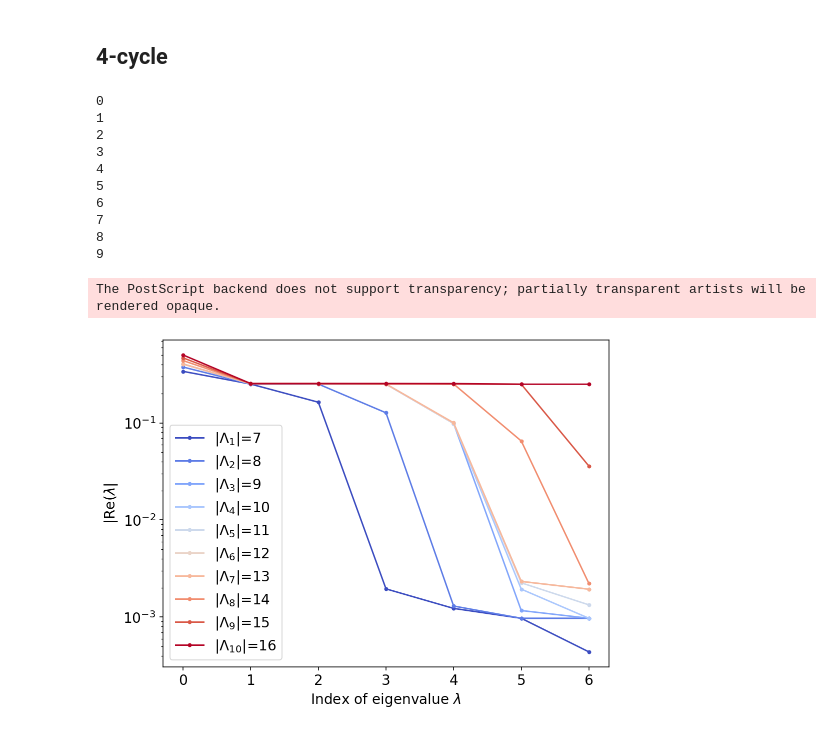
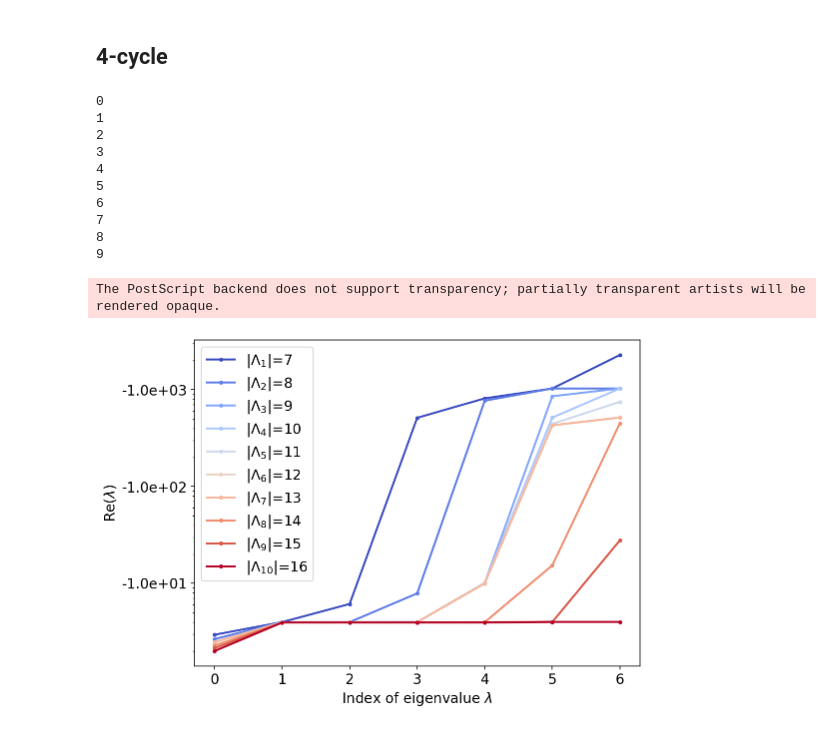
Before and after one commit to oskarhenriksson/estimating-birch-points-with-networks, a Jupyter notebook: experiments_new_plots.ipynb, the cells around one changed output. Cells and saved outputs as stored; diff of their text form; code cells hidden in the pictures.

```diff
--- a/experiments_new_plots.ipynb
+++ b/experiments_new_plots.ipynb
@@ -91,7 +132,8 @@ np.savetxt('A.txt', A, delimiter=',', fmt='%d')
 np.savetxt('u.txt', u, delimiter=',', fmt='%.5f')
 # %%
 # Markov basis (sorted so that the first columns form a full-rank matrix)
-Lambda_mb = reorder_to_full_rank_block_first(independence_model_markov_basis(a, b))
+Lambda_mb = reorder_to_full_rank_block_first(
+    independence_model_markov_basis(a, b))
 # %%
 # Pick cardinalities for the spanning sets
 number_of_cardinalities = 10
@@ -152,15 +188,18 @@ plt.savefig(dir_name + f'/independence_model_markov_max_time_scales.eps',
 # %%
+# Plot the distribution of the real parts of the eigenvalues when Lambda increases towards a random spanning set
+
 dir_name = f'towards_random_spanning_set'
 os.makedirs(dir_name, exist_ok=True)
 
 extension_matrix = np.hstack(
     (np.eye(te.rank(Lambda_mb), dtype=int),
-     np.random.choice([-1,0,1],
+     np.random.choice([-1, 0, 1],
                       size=(te.rank(Lambda_mb),
                             Lambda_mb.shape[1] - te.rank(Lambda_mb)))))
-Lambda_spanning_set = np.dot(Lambda_mb[:, 0:te.rank(Lambda_mb)], extension_matrix)
+Lambda_spanning_set = np.dot(Lambda_mb[:, 0:te.rank(Lambda_mb)],
+                             extension_matrix)
 
-T = np.zeros( (np.size(cardinalities), te.rank(Lambda_mb)) )
+E_independence_random = np.zeros((np.size(cardinalities), te.rank(Lambda_mb)))
 
 new_plot()
 
@@ -170,20 +209,24 @@ for i, m in enumerate(cardinalities):
                Lambda_spanning_set[:, 0:m],
                delimiter=',',
                fmt='%d')
-    T[i,:] = timescales(Lambda_spanning_set[:, 0:m], MLE)
-    np.savetxt(dir_name + f'/timescales_for_Lambda{i+1}.txt',
-               T[i,:],
+    E_independence_random[i, :] = real_part_of_eigenvalues(
+        Lambda_spanning_set[:, 0:m], MLE)
+    np.savetxt(dir_name + f'/eigenvalues_for_Lambda{i+1}.txt',
+               E_independence_random[i, :],
                delimiter=',',
                fmt='%.5f')
-    eigenvalue_plot(T[i,:], label=f'|Λ$_{{{i+1}}}$|={m}', color=colors[i])
+    eigenvalue_plot(E_independence_random[i, :],
+                    label=f'|Λ$_{{{i+1}}}$|={m}',
+                    linestyle='--',
+                    color=colors[i])
 
 plt.legend()
 
 plt.savefig(dir_name +
-            f"/independence_model_increasing_lambda_to_random_spanning.eps",
+            f'/independence_model_increasing_lambda_to_random_spanning.eps',
             format='eps')
 plt.savefig(dir_name +
-            f"/independence_model_increasing_lambda_to_random_spanning.pdf",
+            f'/independence_model_increasing_lambda_to_random_spanning.pdf',
             format='pdf')
 # %% [output]
 0
@@ -270,41 +323,45 @@ cardinalities = np.rint(
                 number_of_cardinalities)).astype(int)
 colors = cm.coolwarm(np.linspace(0, 1, len(cardinalities)))
 # %%
+# Plot the distribution of the real parts of the eigenvalues when Lambda increases towards a Markov basis
+
 dir_name = f'towards_markov_basis'
 os.makedirs(dir_name, exist_ok=True)
 
 new_plot()
 
-T = np.zeros( (np.size(cardinalities), te.rank(Lambda_mb)) )
+E_cycle_mb = np.zeros((np.size(cardinalities), te.rank(Lambda_mb)))
 
 for i, m in enumerate(cardinalities):
     print(i)
     np.savetxt(dir_name + f'/Lambda{i+1}.txt',
                Lambda_mb[:, 0:m],
                delimiter=',',
                fmt='%d')
-    T[i,:] = timescales(Lambda_mb[:, 0:m], MLE)
+    E_cycle_mb[i, :] = real_part_of_eigenvalues(Lambda_mb[:, 0:m], MLE)
     np.savetxt(dir_name + f'/timescales_for_Lambda{i+1}.txt',
-               T[i,:],
+               E_cycle_mb[i, :],
                delimiter=',',
                fmt='%.5f')
-    eigenvalue_plot(T[i,:], label=f'|Λ$_{{{i+1}}}$|={m}', color=colors[i])
+    eigenvalue_plot(E_cycle_mb[i, :],
+                    label=f'|Λ$_{{{i+1}}}$|={m}',
+                    color=colors[i])
 
 plt.legend()
-plt.savefig(dir_name + "/4-cycle_model_increasing_lambda.eps", format='eps')
-plt.savefig(dir_name + "/4-cycle_model_increasing_lambda.pdf", format='pdf')
+plt.savefig(dir_name + '/4-cycle_model_increasing_lambda.eps', format='eps')
+plt.savefig(dir_name + '/4-cycle_model_increasing_lambda.pdf', format='pdf')
 
 plt.show()
 # %% [output]
 0
 1
 2
 3
 4
 5
 6
 7
 8
 9
 The PostScript backend does not support transparency; partially transparent artists will be rendered opaque.
-[figure, old version]
+[figure, new version]
```
Also changed, not shown: parts of 27 cells of this notebook, 50 other files.
